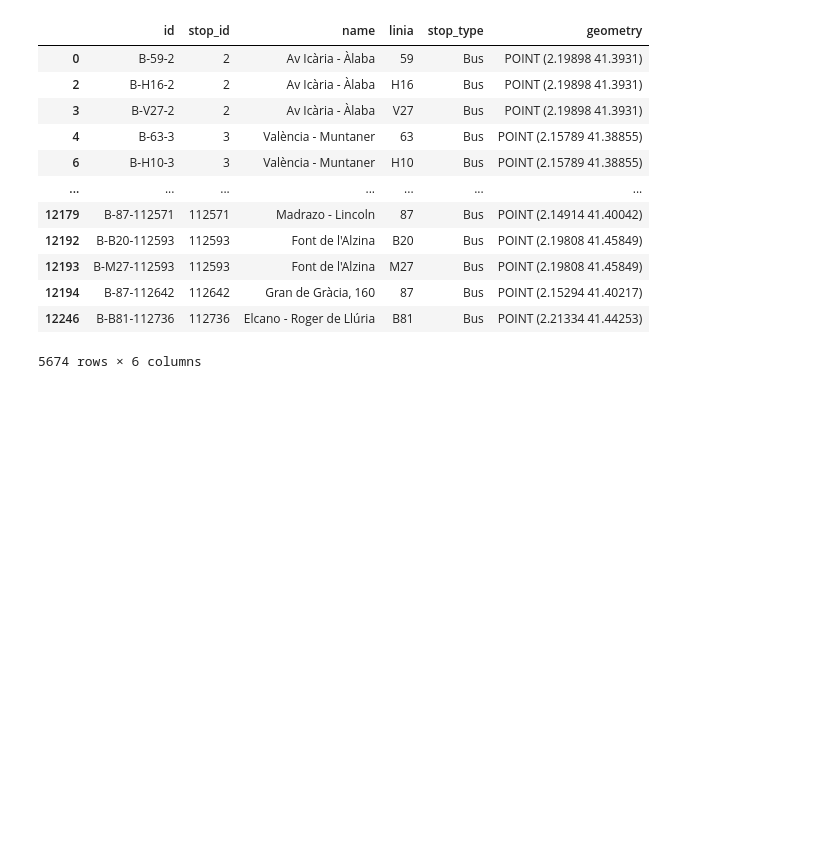
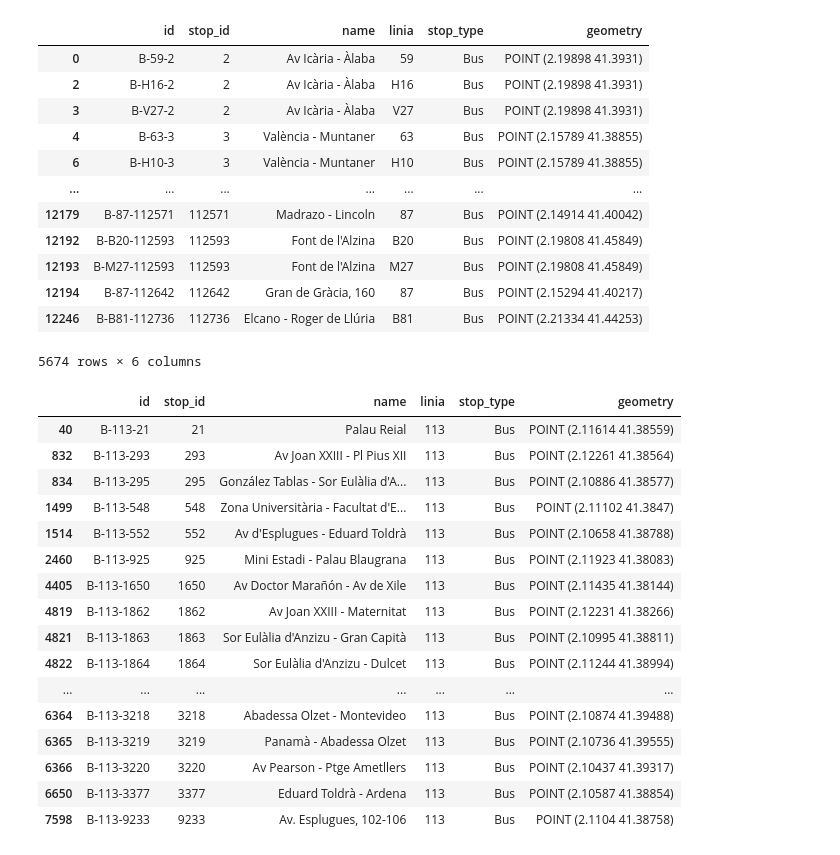
Before and after one commit to bmantepe/stop-location, a Jupyter notebook: 06-Bus-Nodes-AMB.ipynb, the cells around one changed output. Cells and saved outputs as stored; diff of their text form; code cells hidden in the pictures; blank space fills up the shorter version.

```diff
--- a/06-Bus-Nodes-AMB.ipynb
+++ b/06-Bus-Nodes-AMB.ipynb
@@ -330,4 +226,24 @@ nodes_bus
 | 12194 | B-87-112642 | 112642 | Gran de Gràcia, 160 | 87 | Bus | POINT (2.15294 41.40217) |
 | 12246 | B-B81-112736 | 112736 | Elcano - Roger de Llúria | B81 | Bus | POINT (2.21334 41.44253) |
 5674 rows × 6 columns
+# %%
+nodes_bus[nodes_bus['linia'] == '113']
+# %% [output]
+|  | id | stop_id | name | linia | stop_type | geometry |
+| 40 | B-113-21 | 21 | Palau Reial | 113 | Bus | POINT (2.11614 41.38559) |
+| 832 | B-113-293 | 293 | Av Joan XXIII - Pl Pius XII | 113 | Bus | POINT (2.12261 41.38564) |
+| 834 | B-113-295 | 295 | González Tablas - Sor Eulàlia d'A... | 113 | Bus | POINT (2.10886 41.38577) |
+| 1499 | B-113-548 | 548 | Zona Universitària - Facultat d'E... | 113 | Bus | POINT (2.11102 41.3847) |
+| 1514 | B-113-552 | 552 | Av d'Esplugues - Eduard Toldrà | 113 | Bus | POINT (2.10658 41.38788) |
+| 2460 | B-113-925 | 925 | Mini Estadi - Palau Blaugrana | 113 | Bus | POINT (2.11923 41.38083) |
+| 4405 | B-113-1650 | 1650 | Av Doctor Marañón - Av de Xile | 113 | Bus | POINT (2.11435 41.38144) |
+| 4819 | B-113-1862 | 1862 | Av Joan XXIII - Maternitat | 113 | Bus | POINT (2.12231 41.38266) |
+| 4821 | B-113-1863 | 1863 | Sor Eulàlia d'Anzizu - Gran Capità | 113 | Bus | POINT (2.10995 41.38811) |
+| 4822 | B-113-1864 | 1864 | Sor Eulàlia d'Anzizu - Dulcet | 113 | Bus | POINT (2.11244 41.38994) |
+| ... | ... | ... | ... | ... | ... | ... |
+| 6364 | B-113-3218 | 3218 | Abadessa Olzet - Montevideo | 113 | Bus | POINT (2.10874 41.39488) |
+| 6365 | B-113-3219 | 3219 | Panamà - Abadessa Olzet | 113 | Bus | POINT (2.10736 41.39555) |
+| 6366 | B-113-3220 | 3220 | Av Pearson - Ptge Ametllers | 113 | Bus | POINT (2.10437 41.39317) |
+| 6650 | B-113-3377 | 3377 | Eduard Toldrà - Ardena | 113 | Bus | POINT (2.10587 41.38854) |
+| 7598 | B-113-9233 | 9233 | Av. Esplugues, 102-106 | 113 | Bus | POINT (2.1104 41.38758) |
 # %%
```
Also changed, not shown: parts of 11 cells of this notebook, 23 other files.
